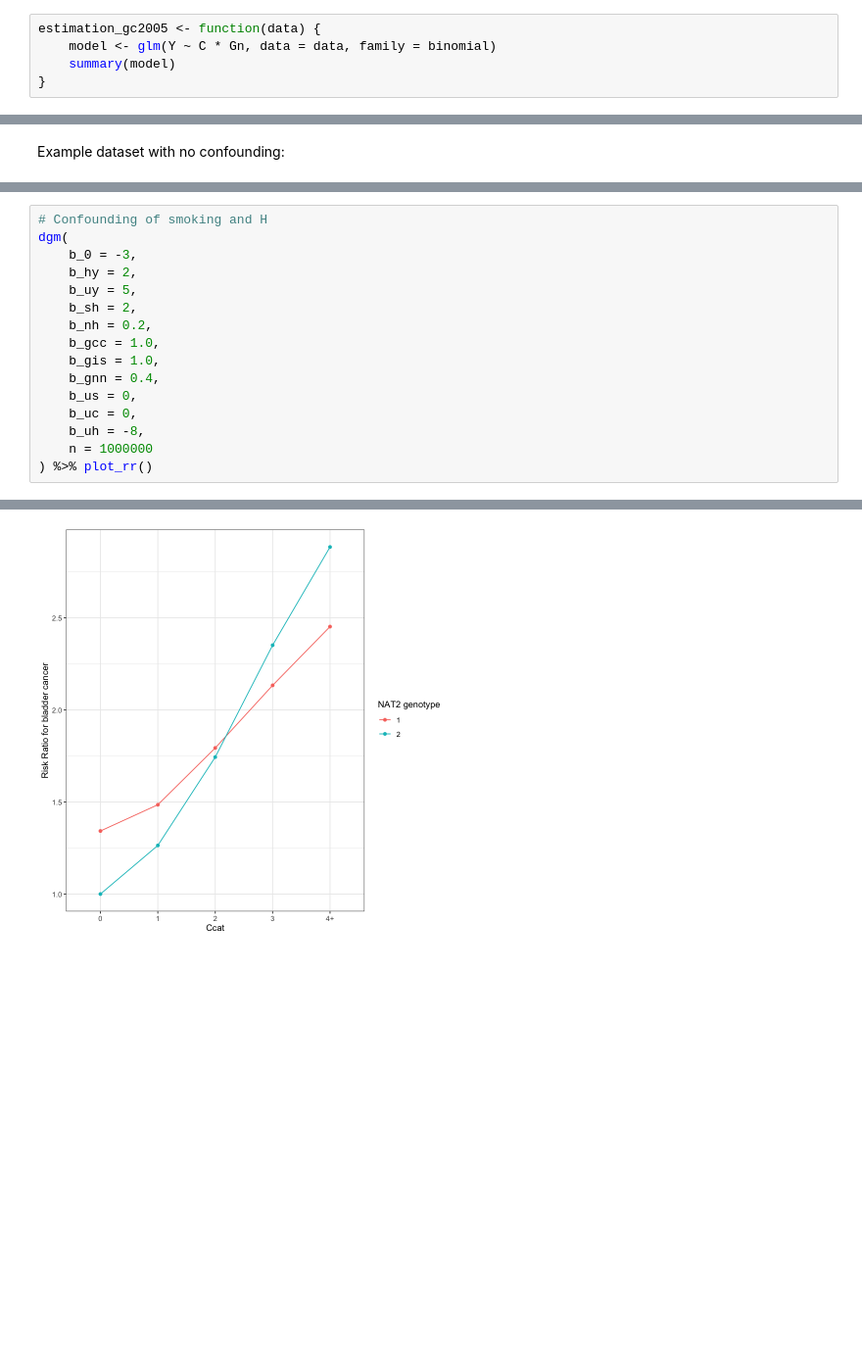
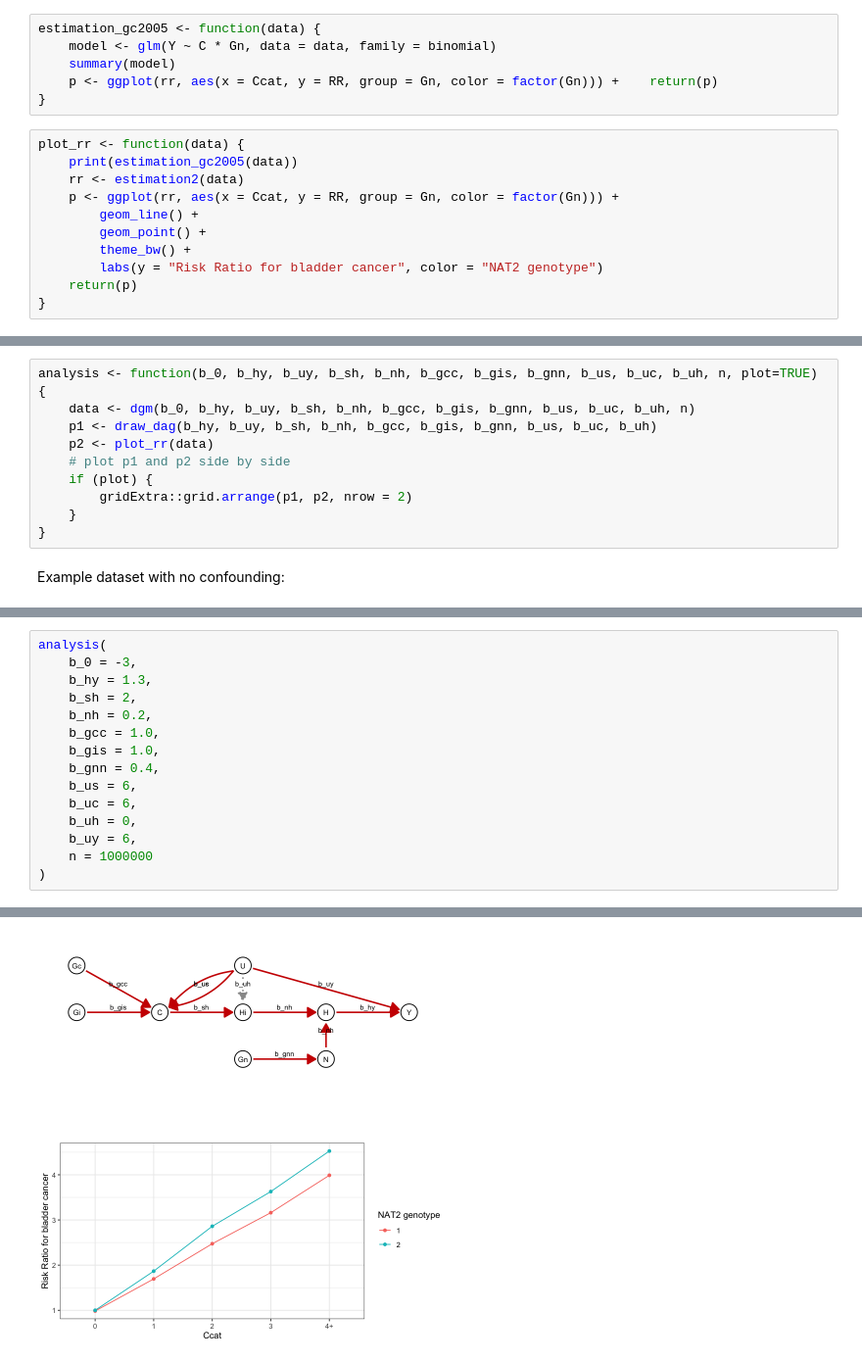
Before and after one commit to explodecomputer/lab-book, a Jupyter notebook: posts/2026-03-05-nat2-bc/analysis.ipynb, the cells around one changed output, grey strips where cells are left out. Shown at 98% size. Drawn from its saved outputs; the diff is of its cells as text; blank space fills up the shorter version.

```diff
--- a/posts/2026-03-05-nat2-bc/analysis.ipynb
+++ b/posts/2026-03-05-nat2-bc/analysis.ipynb
@@ -96,4 +233,16 @@ And this is the estimation model - the influence of smoking on bladder cancer st
 estimation_gc2005 <- function(data) {
     model <- glm(Y ~ C * Gn, data = data, family = binomial)
     summary(model)
+    p <- ggplot(rr, aes(x = Ccat, y = RR, group = Gn, color = factor(Gn))) +    return(p)
 }
+# %%
+plot_rr <- function(data) {
+    print(estimation_gc2005(data))
+    rr <- estimation2(data)
+    p <- ggplot(rr, aes(x = Ccat, y = RR, group = Gn, color = factor(Gn))) +
+        geom_line() +
+        geom_point() +
+        theme_bw() +
+        labs(y = "Risk Ratio for bladder cancer", color = "NAT2 genotype")
+    return(p)
+}
@@ -100,3 +264,13 @@ estimation_gc2005 <- function(data) {
+# %%
+analysis <- function(b_0, b_hy, b_uy, b_sh, b_nh, b_gcc, b_gis, b_gnn, b_us, b_uc, b_uh, n, plot=TRUE) {
+    data <- dgm(b_0, b_hy, b_uy, b_sh, b_nh, b_gcc, b_gis, b_gnn, b_us, b_uc, b_uh, n)
+    p1 <- draw_dag(b_hy, b_uy, b_sh, b_nh, b_gcc, b_gis, b_gnn, b_us, b_uc, b_uh)
+    p2 <- plot_rr(data)
+    # plot p1 and p2 side by side
+    if (plot) {
+        gridExtra::grid.arrange(p1, p2, nrow = 2)
+    }
+}
 # %% [markdown]
 Example dataset with no confounding:
 # %%
@@ -385,19 +480,18 @@ Number of Fisher Scoring iterations: 5
 # %%
-# Confounding of smoking and H
-dgm(
+analysis(
     b_0 = -3,
-    b_hy = 2,
-    b_uy = 5,
+    b_hy = 1.3,
     b_sh = 2,
     b_nh = 0.2,
     b_gcc = 1.0,
     b_gis = 1.0,
     b_gnn = 0.4,
-    b_us = 0,
-    b_uc = 0,
-    b_uh = -8,
+    b_us = 6,
+    b_uc = 6,
+    b_uh = 0,
+    b_uy = 6,
     n = 1000000
-) %>% plot_rr()
+)
 # %% [output]
 Call:
 glm(formula = Y ~ C * Gn, family = binomial, data = data)
@@ -419,3 +513,3 @@ AIC: 1211911
 
 Number of Fisher Scoring iterations: 4
-[figure, old version]
+[figure, new version]
```
Also changed, not shown: parts of 28 cells of this notebook.
